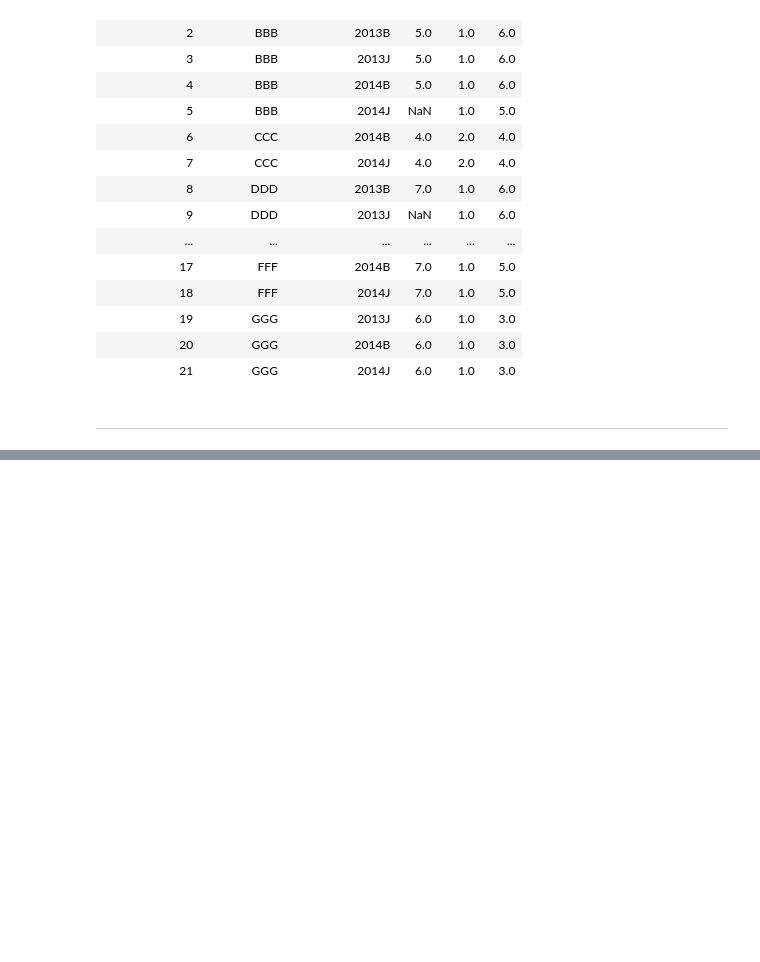
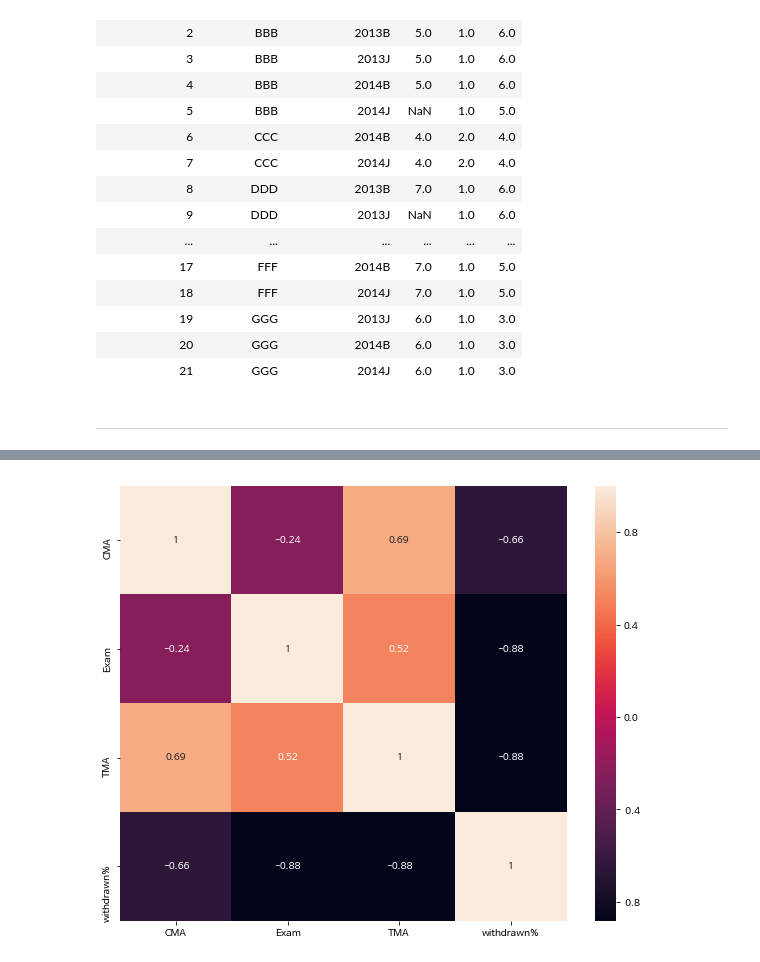
Before and after one commit to springkind/OULAD, a Jupyter notebook: 1_courses EDA.ipynb, the cells around one changed output, grey strips where cells are left out. Saved outputs shown, nothing was run; the diff lists cells and outputs as text; code cells hidden in the pictures; blank space fills up the shorter version.

```diff
--- a/1_courses EDA.ipynb
+++ b/1_courses EDA.ipynb
@@ -199,0 +240,4 @@ moduleAssessments.reset_index()
+# %%
+assessmentLogs = studentAssessment.merge(assessments, on='id_assessment')
+assessmentLogsGroupby = assessmentLogs.groupby(['id_student', 'code_module', 'code_presentation', 'assessment_type'])['id_assessment'].nunique().reset_index()
+assessmentLogsGroupby.head()
@@ -199,0 +267,4 @@ moduleAssessments.reset_index()
+# %%
+assessmentPercentages = assessmentLogsGroupby.merge(assessmentsGroupby, on=['code_module', 'code_presentation', 'assessment_type']).rename(columns={'id_assessment_x' : 'done_cnts', 'id_assessment_y' : 'all_cnts'})
+assessmentPercentages['done%'] = assessmentPercentages['done_cnts'] / assessmentPercentages['all_cnts']
+assessmentPercentages.head()
@@ -199,0 +278,9 @@ moduleAssessments.reset_index()
+# %%
+assessmentPivot = assessmentPercentages.pivot_table(index=['code_module', 'code_presentation'], columns='assessment_type', values='done%', aggfunc='mean')
+assessmentPivot = assessmentPivot.merge(registrationGroup[['code_module', 'code_presentation', 'withdrawn%']], on=['code_module', 'code_presentation'])
+
+plt.figure(figsize=(10, 8))
+sns.heatmap(assessmentPivot.corr(method='pearson'), annot=True)
+plt.show()
+# %% [output]
+[figure, added]
```
Also changed, not shown: parts of 20 cells of this notebook.
